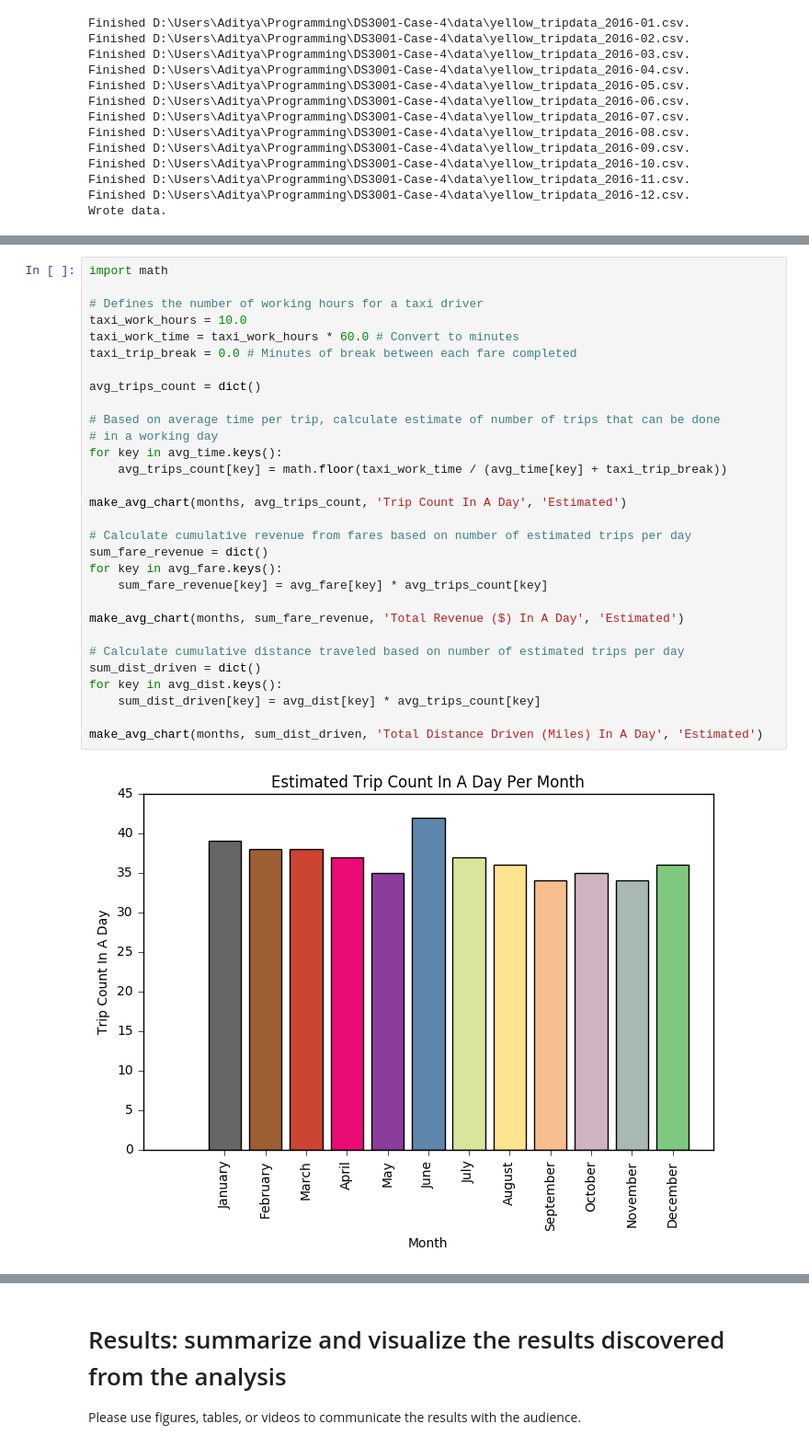
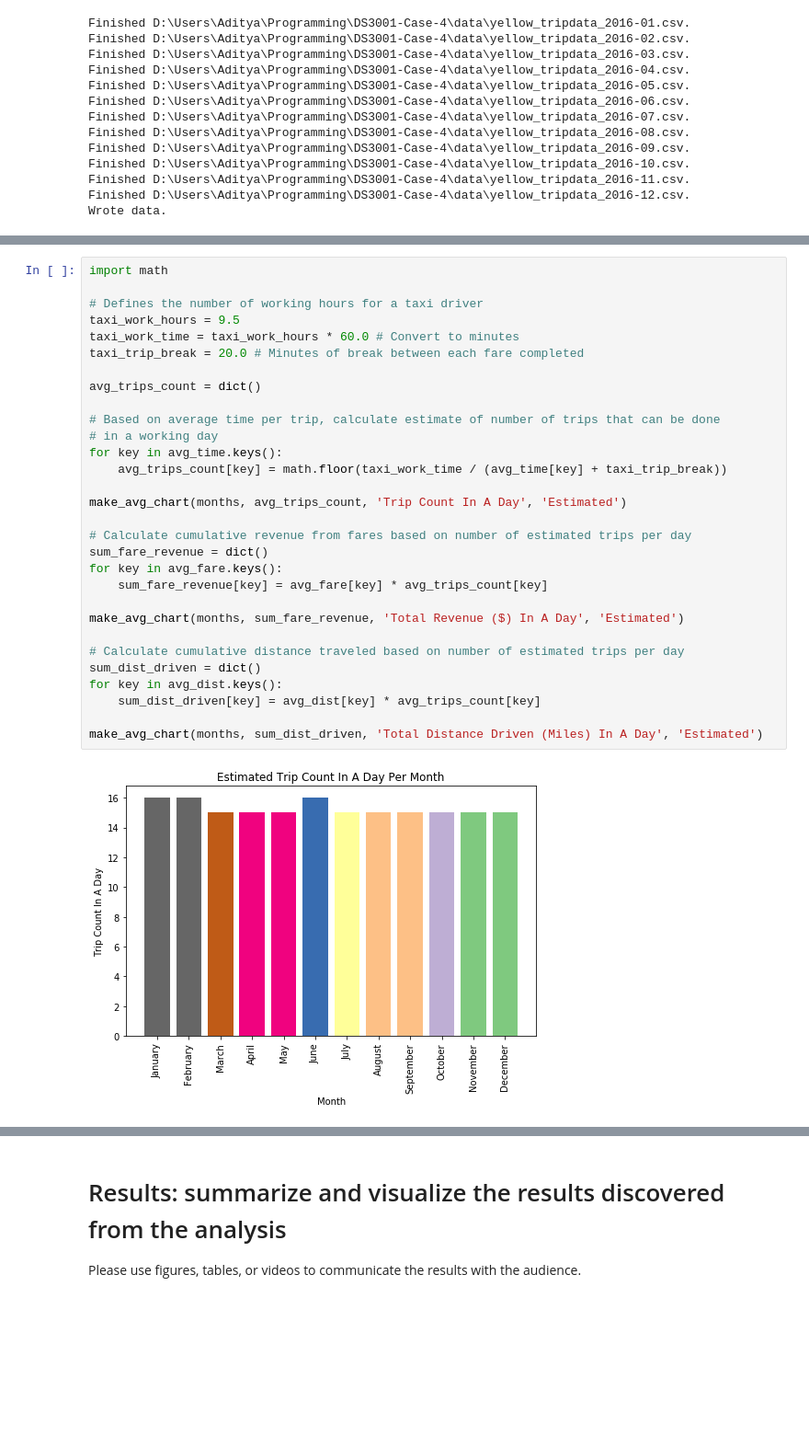
Before and after one commit to dontirun/DS3001-Case-4, a Jupyter notebook: case4.ipynb, the cells around one changed output, grey strips where cells are left out. Shown at 92% size. Drawn from its saved outputs; the diff is of its cells as text; blank space fills up the shorter version.

```diff
--- a/case4.ipynb
+++ b/case4.ipynb
@@ -313,32 +314,32 @@ Loaded data.
 # %%
 import math
 
 # Defines the number of working hours for a taxi driver
-taxi_work_hours = 10.0
+taxi_work_hours = 9.5
 taxi_work_time = taxi_work_hours * 60.0 # Convert to minutes
-taxi_trip_break = 0.0 # Minutes of break between each fare completed
+taxi_trip_break = 20.0 # Minutes of break between each fare completed
 
 avg_trips_count = dict()
 
 # Based on average time per trip, calculate estimate of number of trips that can be done
 # in a working day
 for key in avg_time.keys():
     avg_trips_count[key] = math.floor(taxi_work_time / (avg_time[key] + taxi_trip_break))
 
 make_avg_chart(months, avg_trips_count, 'Trip Count In A Day', 'Estimated')
 
 # Calculate cumulative revenue from fares based on number of estimated trips per day
 sum_fare_revenue = dict()
 for key in avg_fare.keys():
     sum_fare_revenue[key] = avg_fare[key] * avg_trips_count[key]
 
 make_avg_chart(months, sum_fare_revenue, 'Total Revenue ($) In A Day', 'Estimated')
 
 # Calculate cumulative distance traveled based on number of estimated trips per day
 sum_dist_driven = dict()
 for key in avg_dist.keys():
     sum_dist_driven[key] = avg_dist[key] * avg_trips_count[key]
 
 make_avg_chart(months, sum_dist_driven, 'Total Distance Driven (Miles) In A Day', 'Estimated')
 # %% [output]
-[figure, old version]
+[figure, new version]
```
Also changed, not shown: parts of 5 cells of this notebook, 1 other file.
